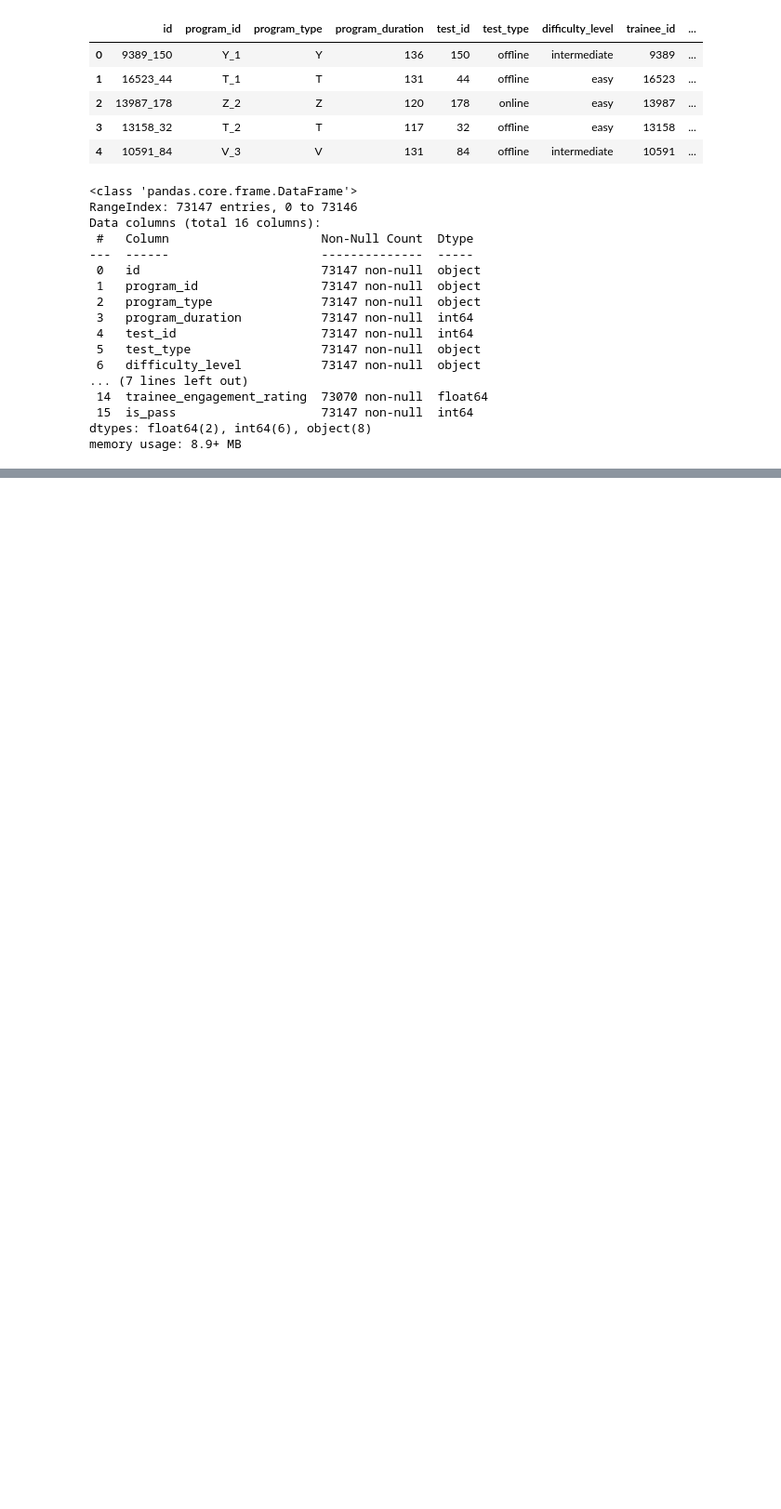
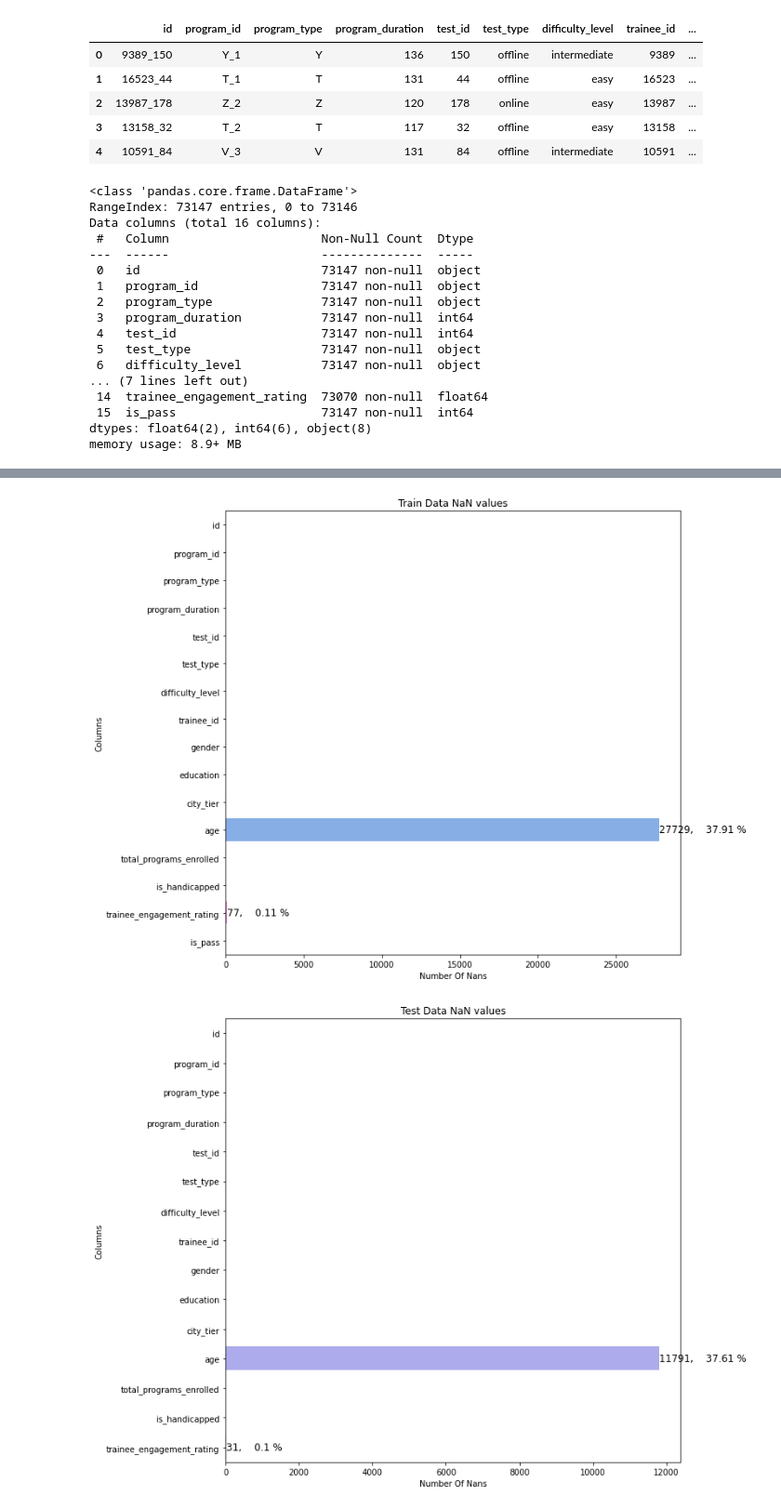
Before and after one commit to Akashcba/Competitions, a Jupyter notebook: Analytics_Vidhya/Student_DataFest_2k18/EDA.ipynb, the cells around one changed output, grey strips where cells are left out. Shown at 93% size. Cells and saved outputs as stored; diff of their text form; code cells hidden in the pictures; blank space fills up the shorter version.

```diff
--- a/Analytics_Vidhya/Student_DataFest_2k18/EDA.ipynb
+++ b/Analytics_Vidhya/Student_DataFest_2k18/EDA.ipynb
@@ -73,0 +127,7 @@ utils.plot_num_records({'Train': train, 'Test': test})
+# %%
+###### Missing Values
+utils.plot_nan(train, "Train Data NaN values")
+utils.plot_nan(test, "Test Data NaN values")
+# %% [output]
+[figure, added]
+[figure, added]
```
Also changed, not shown: parts of 20 cells of this notebook, 2 other files.
